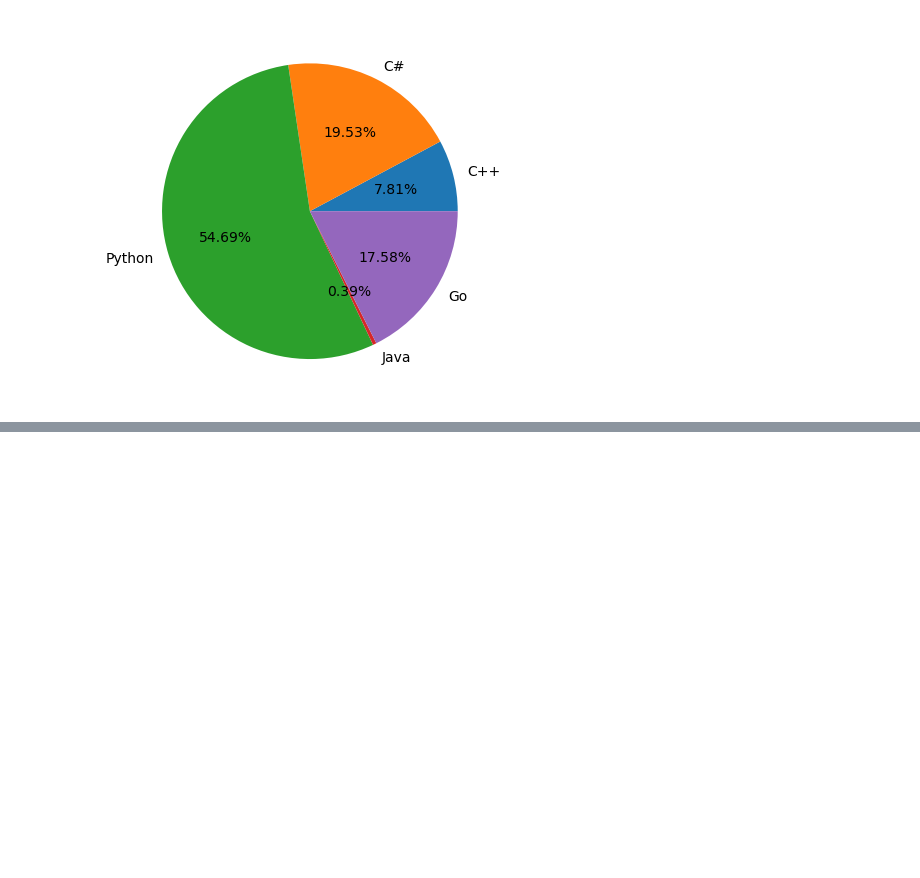
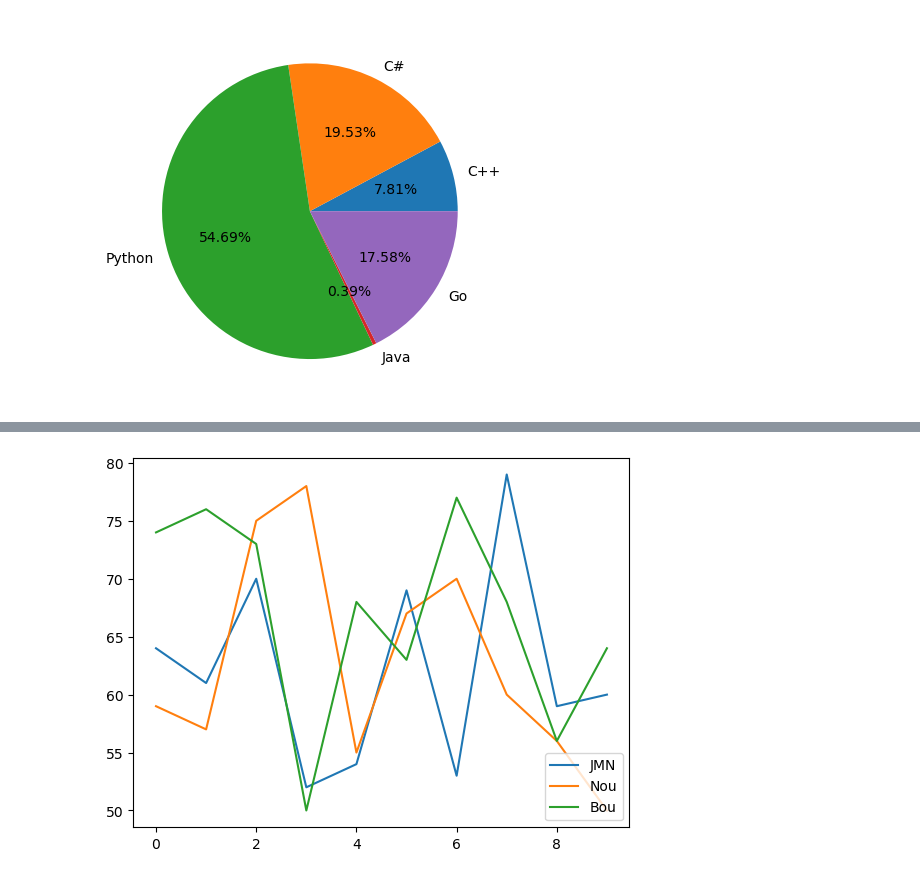
Before and after one commit to Jeannot-MN/Machine-Learning, a Jupyter notebook: notebooks/libraries-101/_matplotlib.ipynb, the cells around one changed output, grey strips where cells are left out. Drawn from its saved outputs; the diff is of its cells as text; code cells hidden in the pictures; blank space fills up the shorter version.

```diff
--- a/notebooks/libraries-101/_matplotlib.ipynb
+++ b/notebooks/libraries-101/_matplotlib.ipynb
@@ -94,0 +113,13 @@ plt.show()
+# %%
+income_1 = np.random.randint(50,80,10)
+income_2 = np.random.randint(50,80,10)
+income_3 = np.random.randint(50,80,10)
+
+plt.plot(income_1, label="JMN")
+plt.plot(income_2, label="Nou")
+plt.plot(income_3, label="Bou")
+
+plt.legend(loc="lower right")
+plt.show()
+# %% [output]
+[figure, added]
```
Also changed, not shown: parts of 2 cells of this notebook.
